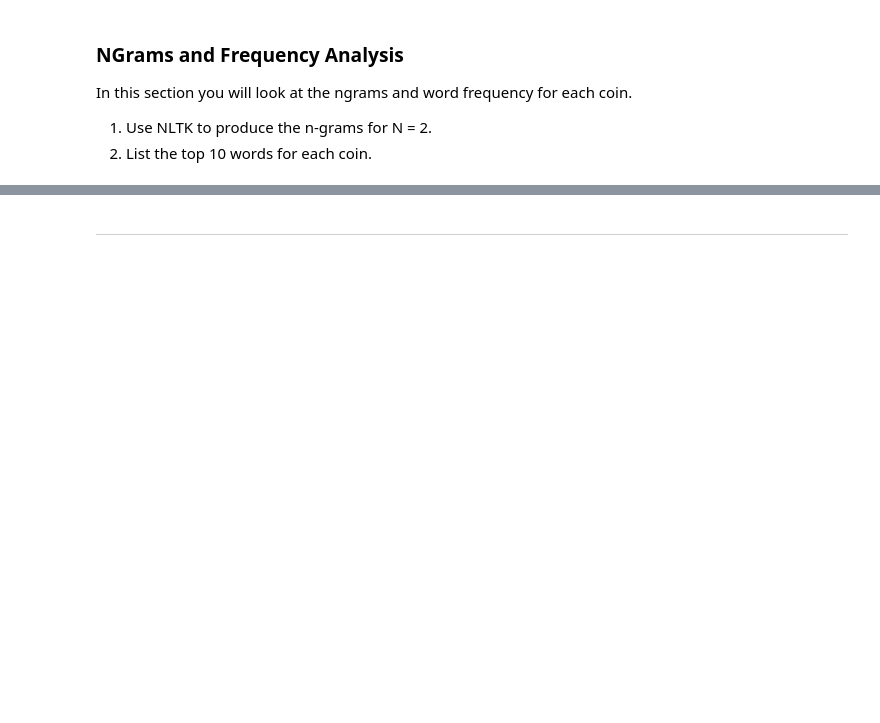
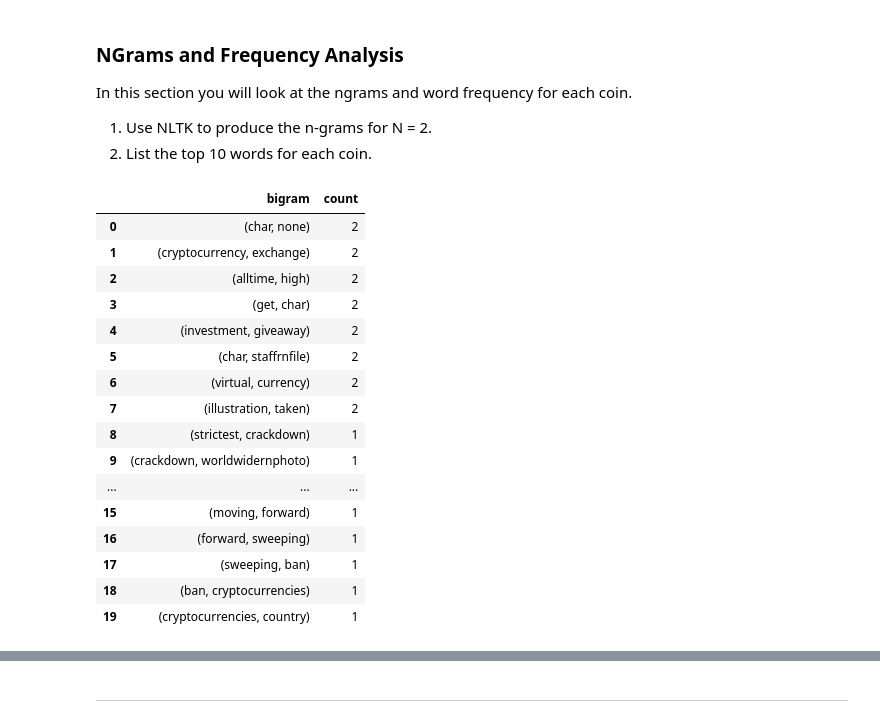
Before and after one commit to vweinblatt123/HW12-NLP, a Jupyter notebook: crypto_sentiment.ipynb, the cells around one changed output, grey strips where cells are left out. Cells and saved outputs as stored; diff of their text form; code cells hidden in the pictures; blank space fills up the shorter version.

Commit message:
NGrams and Frequency Analysis

```diff
--- a/crypto_sentiment.ipynb
+++ b/crypto_sentiment.ipynb
@@ -195,7 +195,7 @@ lemmatizer = WordNetLemmatizer()
 sw = set(stopwords.words('english'))
 
 # Expand the default stopwords list if necessary
-sw_addons = {"reuters", "ha", "stafffile", "photo", "poster", "pr", "char", "cnw", "one", "according"}
+sw_addons = {"reuters", "ha", "stafffile", "photo", "poster", "pr", "cnw", "one", "according"}
 # %%
 # Complete the tokenizer function
 def tokenizer(text):
@@ -255,8 +255,33 @@ In this section you will look at the ngrams and word frequency for each coin.
 # %%
 from collections import Counter
 from nltk import ngrams
+# %%
+def bigram_counter(string):
+    processed = tokenizer(string)
+    bigrams = ngrams(processed, n=2)
+    top_20 = dict(Counter(bigrams).most_common(20))
+    return pd.DataFrame(list(top_20.items()), columns=['bigram', 'count'])
 # %%
 # Generate the Bitcoin N-grams where N=2
-# YOUR CODE HERE!
+bitcoin_str = str(list(bitcoin_df["text"]))
+bigram_counter(bitcoin_str)
+# %% [output]
+|  | bigram | count |
+| 0 | (char, none) | 2 |
+| 1 | (cryptocurrency, exchange) | 2 |
+| 2 | (alltime, high) | 2 |
+| 3 | (get, char) | 2 |
+| 4 | (investment, giveaway) | 2 |
+| 5 | (char, staffrnfile) | 2 |
+| 6 | (virtual, currency) | 2 |
+| 7 | (illustration, taken) | 2 |
+| 8 | (strictest, crackdown) | 1 |
+| 9 | (crackdown, worldwidernphoto) | 1 |
+| ... | ... | ... |
+| 15 | (moving, forward) | 1 |
+| 16 | (forward, sweeping) | 1 |
+| 17 | (sweeping, ban) | 1 |
+| 18 | (ban, cryptocurrencies) | 1 |
+| 19 | (cryptocurrencies, country) | 1 |
 # %%
 # Generate the Ethereum N-grams where N=2
```
Also changed, not shown: parts of 3 cells of this notebook.
